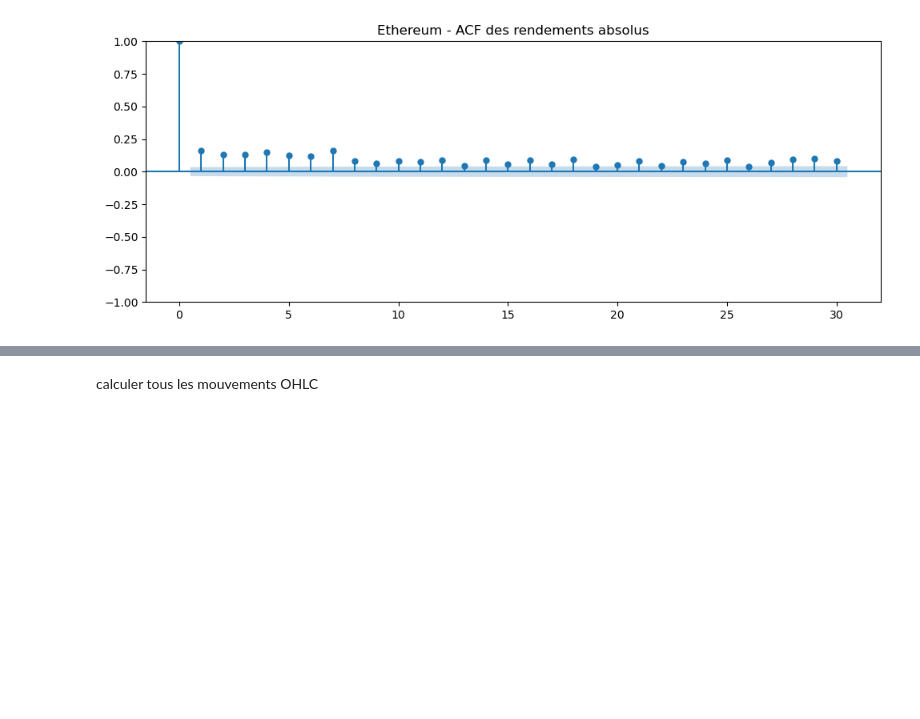
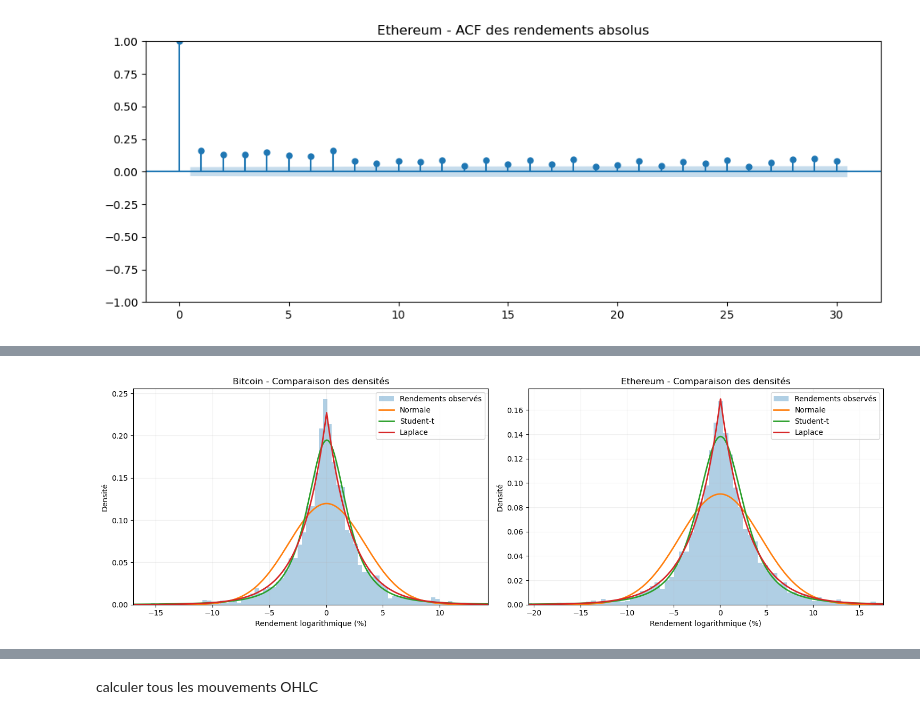
Before and after one commit to mokaddemwael/HMM_Crypto, a Jupyter notebook: notebooks/HMM_Crypto_CRISP_DM.ipynb, the cells around one changed output, grey strips where cells are left out. Cells and saved outputs as stored; diff of their text form; code cells hidden in the pictures; blank space fills up the shorter version.

```diff
--- a/notebooks/HMM_Crypto_CRISP_DM.ipynb
+++ b/notebooks/HMM_Crypto_CRISP_DM.ipynb
@@ -515,0 +576,88 @@ for nom, df in [
+# %%
+
+import numpy as np
+import pandas as pd
+import matplotlib.pyplot as plt
+from scipy import stats
+
+lois = {
+    "Normale": stats.norm,
+    "Student-t": stats.t,
+    "Laplace": stats.laplace,
+}
+
+resultats = []
+
+fig, axes = plt.subplots(1, 2, figsize=(15, 5))
+
+for ax, (nom, df) in zip(
+    axes,
+    [("Bitcoin", btc_analyse), ("Ethereum", eth_analyse)]
+):
+    x = df["R_Close_Close"].dropna().to_numpy()
+
+    # Histogramme empirique
+    ax.hist(
+        x,
+        bins="fd",
+        density=True,
+        alpha=0.35,
+        label="Rendements observés"
+    )
+
+    # Axe pour les courbes théoriques
+    grille = np.linspace(
+        np.quantile(x, 0.001),
+        np.quantile(x, 0.999),
+        1000
+    )
+
+    for nom_loi, loi in lois.items():
+
+        # Estimation des paramètres par maximum
+        # de vraisemblance
+        parametres = loi.fit(x)
+
+        # Densité théorique ajustée
+        densite = loi.pdf(grille, *parametres)
+
+        ax.plot(
+            grille,
+            densite,
+            linewidth=2,
+            label=nom_loi
+        )
+
+        # Log-vraisemblance et critère AIC
+        log_vraisemblance = np.sum(
+            loi.logpdf(x, *parametres)
+        )
+
+        k = len(parametres)
+        aic = 2 * k - 2 * log_vraisemblance
+
+        resultats.append({
+            "Actif": nom,
+            "Loi": nom_loi,
+            "AIC": aic
+        })
+
+    ax.set_xlim(
+        np.quantile(x, 0.001),
+        np.quantile(x, 0.999)
+    )
+
+    ax.set_title(f"{nom} - Comparaison des densités")
+    ax.set_xlabel("Rendement logarithmique (%)")
+    ax.set_ylabel("Densité")
+    ax.legend()
+    ax.grid(alpha=0.2)
+
+plt.tight_layout()
+plt.show()
+
+tableau = pd.DataFrame(resultats)
+print("Comparaison AIC :")
+display(tableau.round(2))
+# %% [output]
+[figure, added]
```
Also changed, not shown: parts of 23 cells of this notebook.
